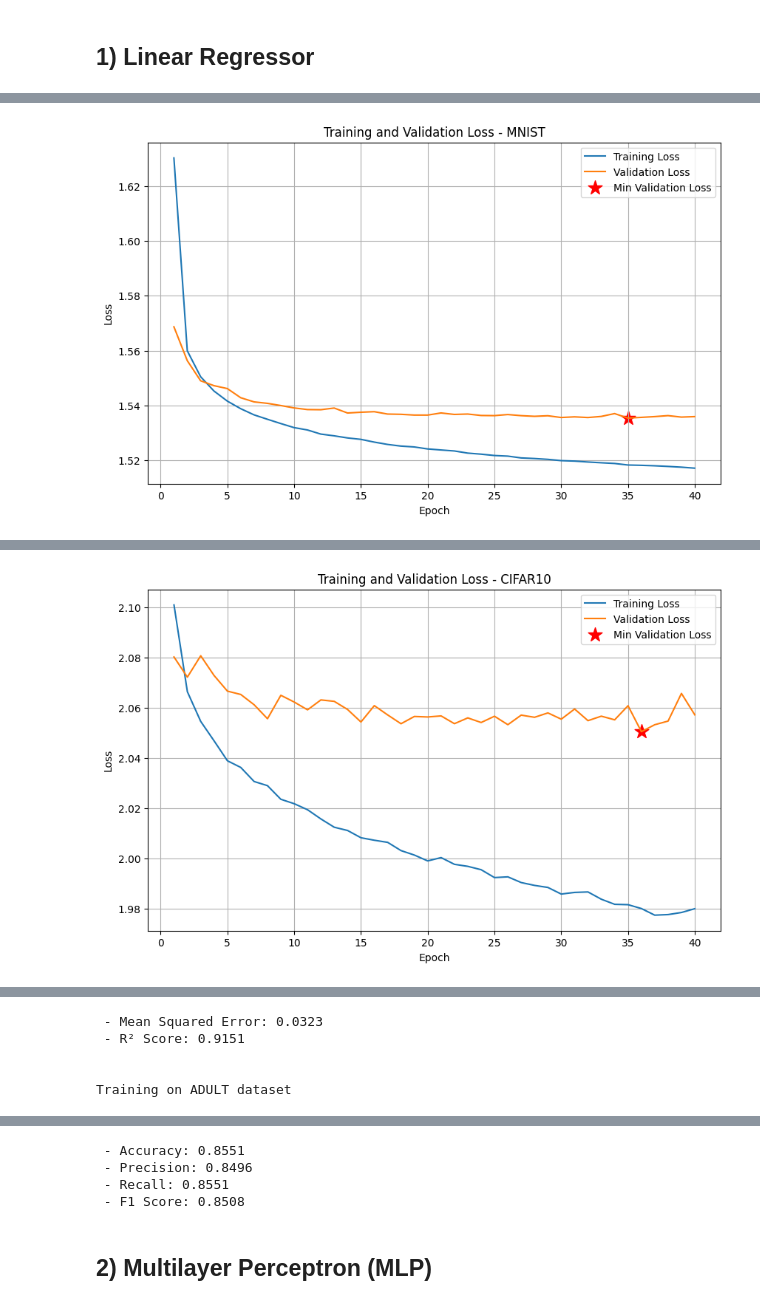
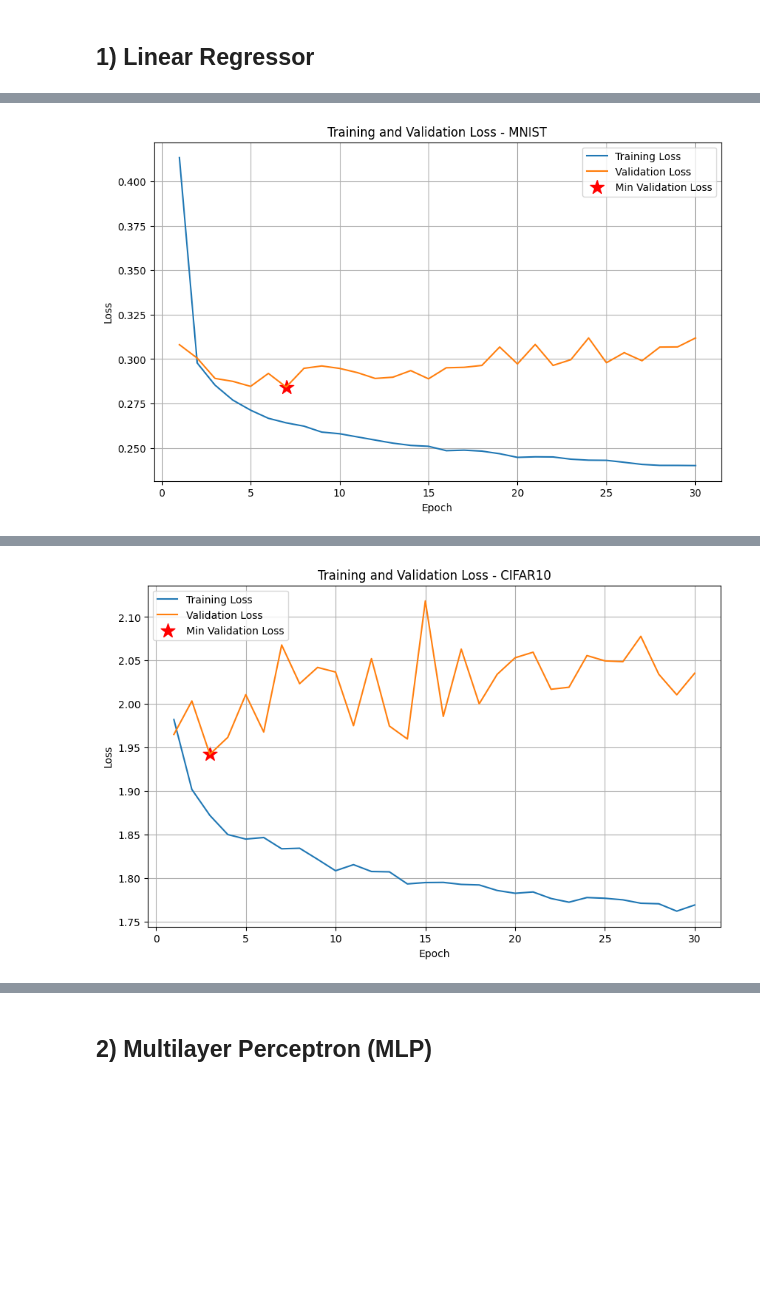
Before and after one commit to pako-23/eris, a Jupyter notebook: experiments/test_models_training.ipynb, the cells around one changed output, grey strips where cells are left out. Saved outputs shown, nothing was run; the diff lists cells and outputs as text; code cells hidden in the pictures; blank space fills up the shorter version.

```diff
--- a/experiments/test_models_training.ipynb
+++ b/experiments/test_models_training.ipynb
@@ -186,7 +231,7 @@ def plot_training_metrics(metrics, dataset):
 # %%
 # Training loop
 DATASETS = ['mnist', 'cifar10', 'airline', 'adult']
-EPOCHS = [40,40,600,200]
+EPOCHS = [30,30,1000,150]
 BATCH_SIZE = 64
 LEARNING_RATE = 0.001
 DEVICE = check_gpu()
@@ -217,7 +262,7 @@ for n, dataset in enumerate(DATASETS):
     # optimizer = optim.SGD(model.parameters(), lr=LEARNING_RATE)
 
     # Train the model
-    best_model, final_model, metrics = train_model(model, train_loader, val_loader, criterion, optimizer, num_epochs=EPOCHS[n], device=DEVICE)
+    best_model, metrics = train_model(model, train_loader, val_loader, criterion, optimizer, num_epochs=EPOCHS[n], device=DEVICE)
     plot_training_metrics(metrics, dataset)
 
     # Evaluate the model on the test set
@@ -243,0 +302 @@ Training on MNIST dataset
+[figure, new version]
@@ -261 +320 @@ Epoch [40/40], Loss: 1.5171, Val Loss: 1.5359
-[figure, old version]
+[figure, new version]
@@ -286 +355,0 @@ Epoch [40/40], Loss: 1.9799, Val Loss: 2.0572
-[figure, old version]
@@ -322,5 +360,0 @@ Epoch [600/600], Loss: 0.0116, Val Loss: 0.0085
- - Mean Squared Error: 0.0323
- - R² Score: 0.9151
-
-
-Training on ADULT dataset
@@ -345,7 +361,3 @@ Epoch [200/200], Loss: 0.4498, Val Loss: 0.4567
- - Accuracy: 0.8551
- - Precision: 0.8496
- - Recall: 0.8551
- - F1 Score: 0.8508
 # %% [markdown]
 ## 2) Multilayer Perceptron (MLP)
 # %%
```
Also changed, not shown: parts of 13 cells of this notebook, 3 other files.
